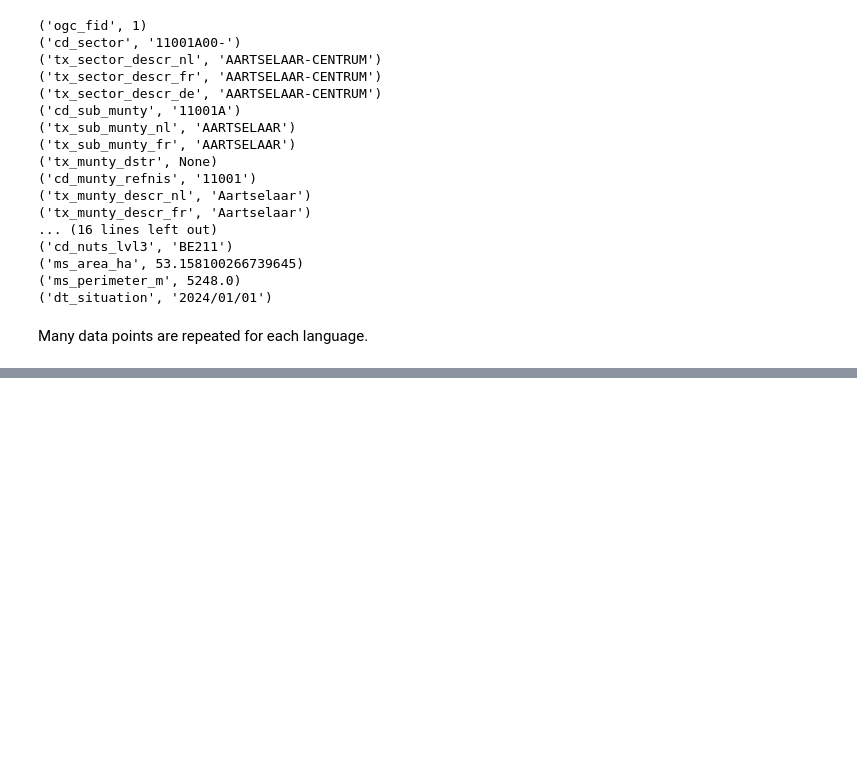
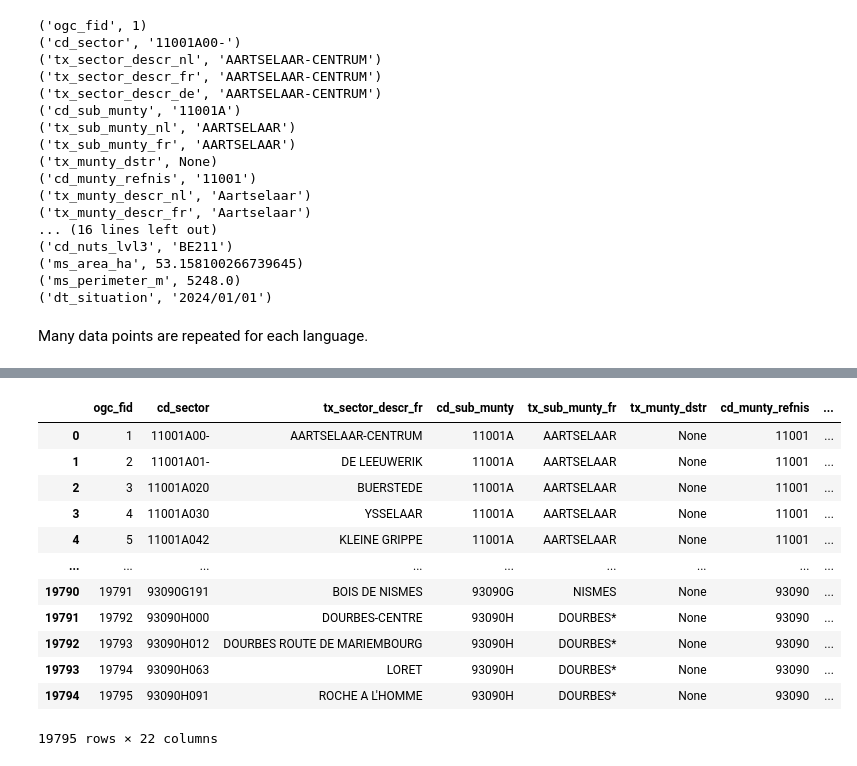
Before and after one commit to DSP-Tan/belgian_real_estate, a Jupyter notebook: map_data/geojson_files/explore_json.ipynb, the cells around one changed output, grey strips where cells are left out. Drawn from its saved outputs; the diff is of its cells as text; code cells hidden in the pictures; blank space fills up the shorter version.

Commit message:
json data exploration

```diff
--- a/map_data/geojson_files/explore_json.ipynb
+++ b/map_data/geojson_files/explore_json.ipynb
@@ -50,3 +50,17 @@ for item in feature["properties"].items():
 ('dt_situation', '2024/01/01')
 # %% [markdown]
 Many data points are repeated for each language.
+# %%
+import geopandas as gpd
+
+gdf = gpd.read_file(json_file)
+output_file = "communes.geojson"
+
+# Remove german and dutch duplicates of certain properties, keep only french
+gdf = gdf.drop(columns=[col for col in gdf.columns if col.endswith("_nl") or col.endswith("_de")])
+
+## aggregate to commune level
+gdf_districts = gdf.dissolve(by="cd_munty_refnis", as_index=False)
+
+gdf_districts.to_file(output_file, driver="GeoJSON")
+print(f"Aggregated GeoJSON saved to {output_file}")
@@ -52,0 +95,3 @@ Many data points are repeated for each language.
+# %%
+gdf = gdf.assign(properties=[clean_properties(p) for p in gdf["properties"]]) if "properties" in gdf.columns else gdf
+gdf.columns
@@ -52,0 +110,18 @@ Many data points are repeated for each language.
+# %%
+gdf = gdf.drop(columns=[col for col in gdf.columns if col.endswith("_nl") or col.endswith("_de")])
+# %%
+gdf
+# %% [output]
+|  | ogc_fid | cd_sector | tx_sector_descr_fr | cd_sub_munty | tx_sub_munty_fr | tx_munty_dstr | cd_munty_refnis | ... |
+| 0 | 1 | 11001A00- | AARTSELAAR-CENTRUM | 11001A | AARTSELAAR | None | 11001 | ... |
+| 1 | 2 | 11001A01- | DE LEEUWERIK | 11001A | AARTSELAAR | None | 11001 | ... |
+| 2 | 3 | 11001A020 | BUERSTEDE | 11001A | AARTSELAAR | None | 11001 | ... |
+| 3 | 4 | 11001A030 | YSSELAAR | 11001A | AARTSELAAR | None | 11001 | ... |
+| 4 | 5 | 11001A042 | KLEINE GRIPPE | 11001A | AARTSELAAR | None | 11001 | ... |
+| ... | ... | ... | ... | ... | ... | ... | ... | ... |
+| 19790 | 19791 | 93090G191 | BOIS DE NISMES | 93090G | NISMES | None | 93090 | ... |
+| 19791 | 19792 | 93090H000 | DOURBES-CENTRE | 93090H | DOURBES* | None | 93090 | ... |
+| 19792 | 19793 | 93090H012 | DOURBES ROUTE DE MARIEMBOURG | 93090H | DOURBES* | None | 93090 | ... |
+| 19793 | 19794 | 93090H063 | LORET | 93090H | DOURBES* | None | 93090 | ... |
+| 19794 | 19795 | 93090H091 | ROCHE A L'HOMME | 93090H | DOURBES* | None | 93090 | ... |
+19795 rows × 22 columns
```
Also changed, not shown: parts of 3 cells of this notebook.
